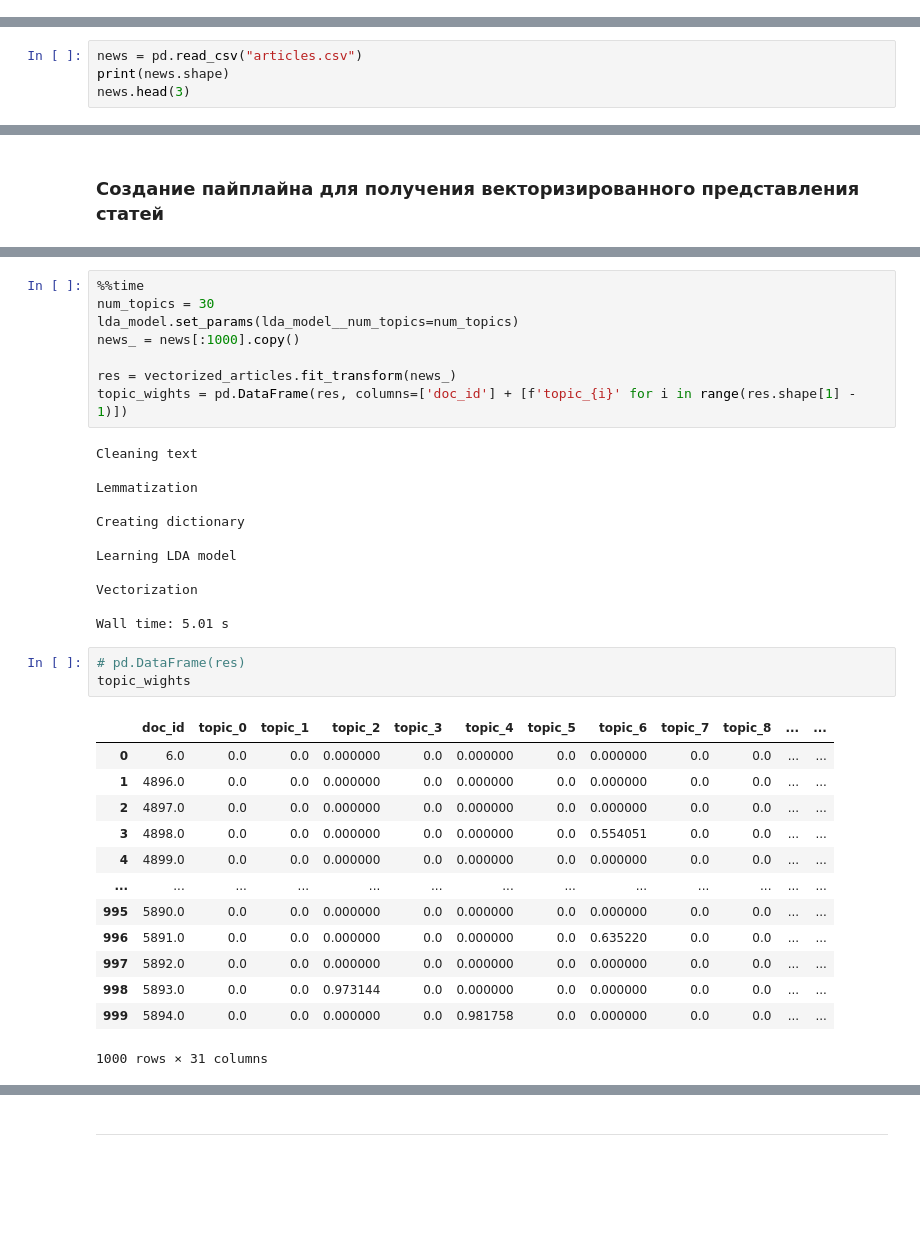
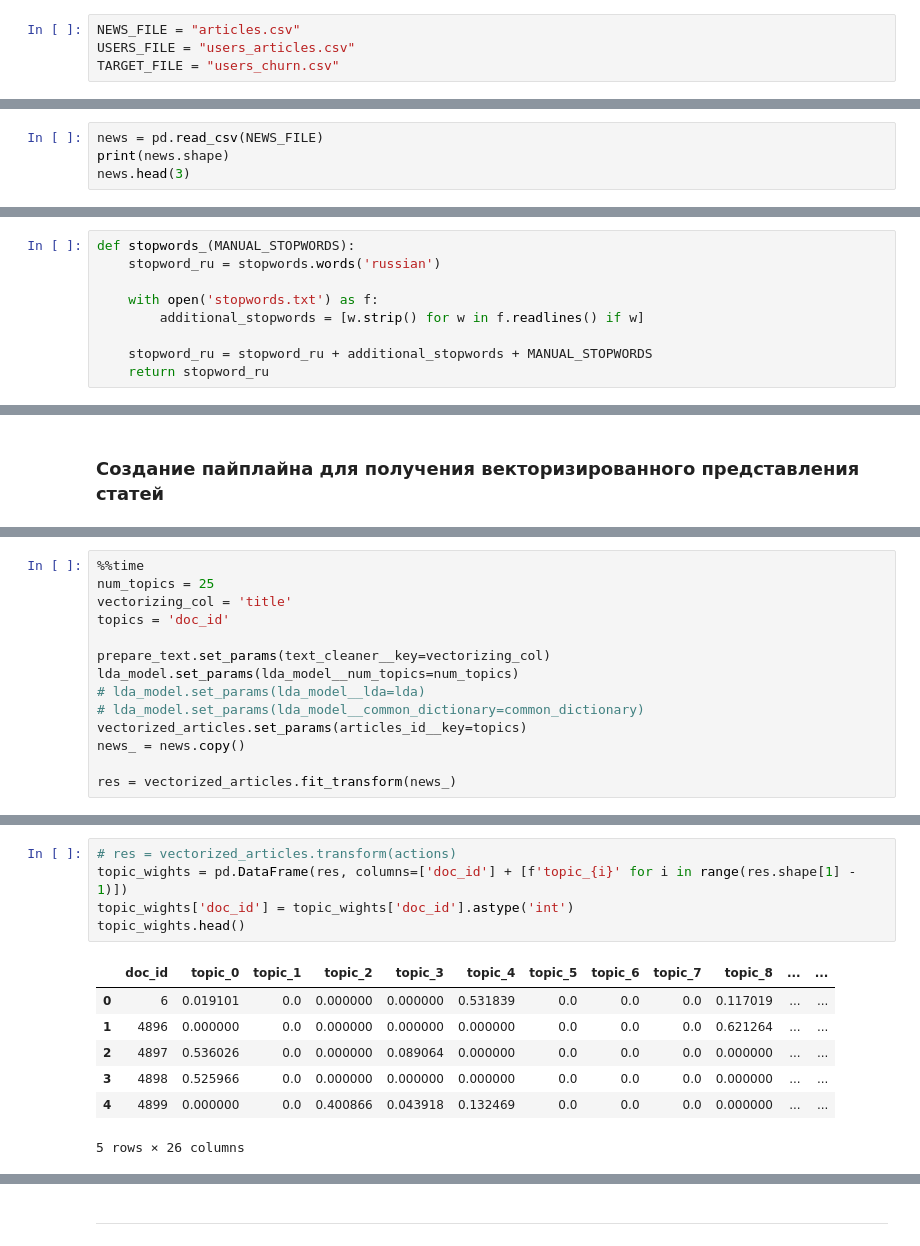
Before and after one commit to DenisLezin/GB_ML_in_busines_old, a Jupyter notebook: HW2_DenisL.ipynb, the cells around one changed output, grey strips where cells are left out. Saved outputs shown, nothing was run; the diff lists cells and outputs as text; blank space fills up the shorter version.

Commit message:
Add files via upload
HW2 ready
creating LDA model, make wights for user's articles, count score for 4 methods of aggregating data

```diff
--- a/HW2_DenisL.ipynb
+++ b/HW2_DenisL.ipynb
@@ -26,7 +52,11 @@ tqdm_notebook.pandas()
+# %%
+NEWS_FILE = "articles.csv"
+USERS_FILE = "users_articles.csv"
+TARGET_FILE = "users_churn.csv"
 # %% [markdown]
 Наши новости
 # %%
-news = pd.read_csv("articles.csv")
+news = pd.read_csv(NEWS_FILE)
 print(news.shape)
 news.head(3)
 # %% [output]
@@ -66,0 +103,9 @@ len(stopword_ru)
+# %%
+def stopwords_(MANUAL_STOPWORDS):
+    stopword_ru = stopwords.words('russian')
+
+    with open('stopwords.txt') as f:
+        additional_stopwords = [w.strip() for w in f.readlines() if w]
+
+    stopword_ru = stopword_ru + additional_stopwords + MANUAL_STOPWORDS
+    return stopword_ru
@@ -264,3 +321,17 @@ vectorized = Pipeline([('lda', lda_model),
 
 vectorized_articles = FeatureUnion([('articles_id', ColumnSelector(key='doc_id')),
                                     ('vectorized', vectorized)])
+# %%
+%%time
+num_topics = 25
+vectorizing_col = 'title'
+topics = 'doc_id'
+
+prepare_text.set_params(text_cleaner__key=vectorizing_col)
+lda_model.set_params(lda_model__num_topics=num_topics)
+# lda_model.set_params(lda_model__lda=lda)
+# lda_model.set_params(lda_model__common_dictionary=common_dictionary)
+vectorized_articles.set_params(articles_id__key=topics)
+news_ = news.copy()
+
+res = vectorized_articles.fit_transform(news_)
@@ -267,37 +349,13 @@ vectorized_articles = FeatureUnion([('articles_id', ColumnSelector(key='doc_id')
 # %%
-%%time
-num_topics = 30
-lda_model.set_params(lda_model__num_topics=num_topics)
-news_ = news[:1000].copy()
-
-res = vectorized_articles.fit_transform(news_)
+# res = vectorized_articles.transform(actions)
 topic_wights = pd.DataFrame(res, columns=['doc_id'] + [f'topic_{i}' for i in range(res.shape[1] - 1)])
+topic_wights['doc_id'] = topic_wights['doc_id'].astype('int')
+topic_wights.head()
 # %% [output]
+|  | doc_id | topic_0 | topic_1 | topic_2 | topic_3 | topic_4 | topic_5 | topic_6 | topic_7 | topic_8 | ... | ... |
+| 0 | 6 | 0.019101 | 0.0 | 0.000000 | 0.000000 | 0.531839 | 0.0 | 0.0 | 0.0 | 0.117019 | ... | ... |
+| 1 | 4896 | 0.000000 | 0.0 | 0.000000 | 0.000000 | 0.000000 | 0.0 | 0.0 | 0.0 | 0.621264 | ... | ... |
+| 2 | 4897 | 0.536026 | 0.0 | 0.000000 | 0.089064 | 0.000000 | 0.0 | 0.0 | 0.0 | 0.000000 | ... | ... |
+| 3 | 4898 | 0.525966 | 0.0 | 0.000000 | 0.000000 | 0.000000 | 0.0 | 0.0 | 0.0 | 0.000000 | ... | ... |
+| 4 | 4899 | 0.000000 | 0.0 | 0.400866 | 0.043918 | 0.132469 | 0.0 | 0.0 | 0.0 | 0.000000 | ... | ... |
-Cleaning text
-
-Lemmatization
-
-Creating dictionary
-
-Learning LDA model
-
-Vectorization
-
-Wall time: 5.01 s
+5 rows × 26 columns
-# %%
-# pd.DataFrame(res)
-topic_wights
-# %% [output]
-|  | doc_id | topic_0 | topic_1 | topic_2 | topic_3 | topic_4 | topic_5 | topic_6 | topic_7 | topic_8 | ... | ... |
-| 0 | 6.0 | 0.0 | 0.0 | 0.000000 | 0.0 | 0.000000 | 0.0 | 0.000000 | 0.0 | 0.0 | ... | ... |
-| 1 | 4896.0 | 0.0 | 0.0 | 0.000000 | 0.0 | 0.000000 | 0.0 | 0.000000 | 0.0 | 0.0 | ... | ... |
-| 2 | 4897.0 | 0.0 | 0.0 | 0.000000 | 0.0 | 0.000000 | 0.0 | 0.000000 | 0.0 | 0.0 | ... | ... |
-| 3 | 4898.0 | 0.0 | 0.0 | 0.000000 | 0.0 | 0.000000 | 0.0 | 0.554051 | 0.0 | 0.0 | ... | ... |
-| 4 | 4899.0 | 0.0 | 0.0 | 0.000000 | 0.0 | 0.000000 | 0.0 | 0.000000 | 0.0 | 0.0 | ... | ... |
-| ... | ... | ... | ... | ... | ... | ... | ... | ... | ... | ... | ... | ... |
-| 995 | 5890.0 | 0.0 | 0.0 | 0.000000 | 0.0 | 0.000000 | 0.0 | 0.000000 | 0.0 | 0.0 | ... | ... |
-| 996 | 5891.0 | 0.0 | 0.0 | 0.000000 | 0.0 | 0.000000 | 0.0 | 0.635220 | 0.0 | 0.0 | ... | ... |
-| 997 | 5892.0 | 0.0 | 0.0 | 0.000000 | 0.0 | 0.000000 | 0.0 | 0.000000 | 0.0 | 0.0 | ... | ... |
-| 998 | 5893.0 | 0.0 | 0.0 | 0.973144 | 0.0 | 0.000000 | 0.0 | 0.000000 | 0.0 | 0.0 | ... | ... |
-| 999 | 5894.0 | 0.0 | 0.0 | 0.000000 | 0.0 | 0.981758 | 0.0 | 0.000000 | 0.0 | 0.0 | ... | ... |
-1000 rows × 31 columns
```
Also changed, not shown: parts of 55 cells of this notebook.
